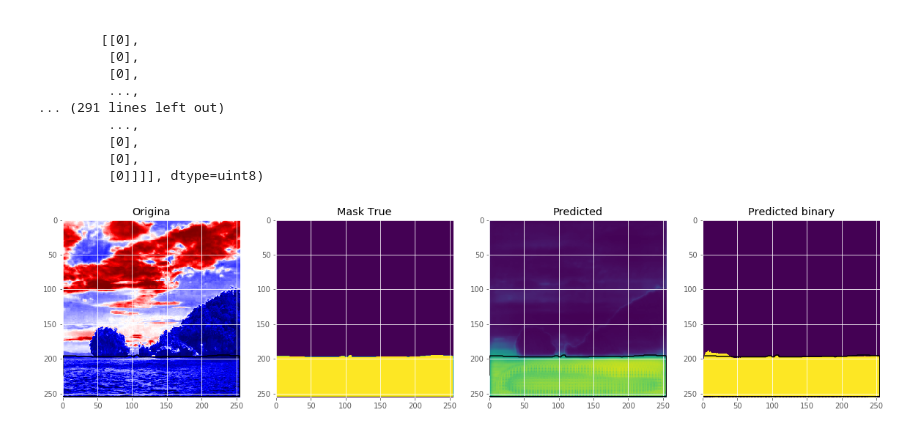
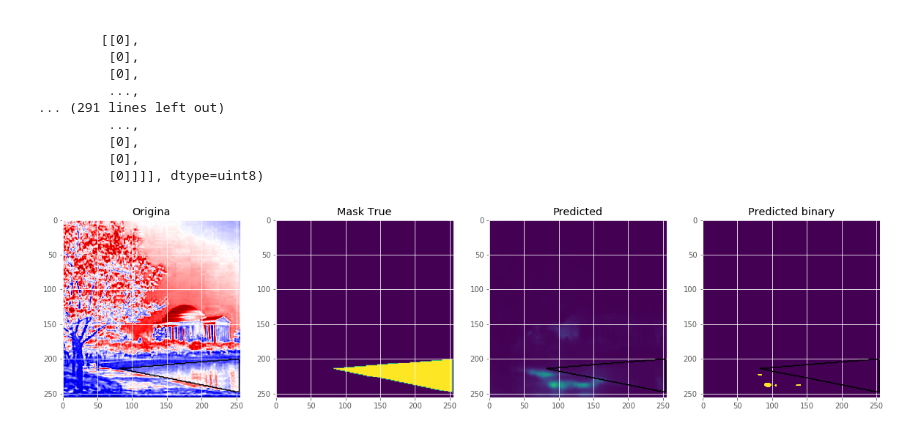
Before and after one commit to nopaixx/beautyImages, a Jupyter notebook: jupyters/WaterModel.ipynb, the cells around one changed output. Cells and saved outputs as stored; diff of their text form; code cells hidden in the pictures.

Commit message:
dice loss perfomance

```diff
--- a/jupyters/WaterModel.ipynb
+++ b/jupyters/WaterModel.ipynb
@@ -284,7 +419,29 @@ def get_unet(input_img, n_filters=16, dropout=0.5, batchnorm=True):
+# %%
+from keras.losses import binary_crossentropy
+import keras.backend as K
+
+
+def dice_coeff(y_true, y_pred):
+    smooth = 1.
+    y_true_f = K.flatten(y_true)
+    y_pred_f = K.flatten(y_pred)
+    intersection = K.sum(y_true_f * y_pred_f)
+    score = (2. * intersection + smooth) / (K.sum(y_true_f) + K.sum(y_pred_f) + smooth)
+    return score
+
+
+def dice_loss(y_true, y_pred):
+    loss = 1 - dice_coeff(y_true, y_pred)
+    return loss
+
+
+def bce_dice_loss(y_true, y_pred):
+    loss = binary_crossentropy(y_true, y_pred) + dice_loss(y_true, y_pred)
+    return loss
 # %%
-input_img = Input((im_height, im_width, 3), name='img')
-model = get_unet(input_img, n_filters=16, dropout=0.4, batchnorm=True)
-
-model.compile(optimizer=Adam(), loss="binary_crossentropy", metrics=["accuracy"])
+# input_img = Input((im_height, im_width, 3), name='img')
+# model = get_unet(input_img, n_filters=16, dropout=0.4, batchnorm=True)
+model = get_unet_256(((im_height, im_width, 3)))
+model.compile(optimizer=tf.keras.optimizers.Adam(), loss=bce_dice_loss, metrics=[dice_loss,"accuracy","binary_crossentropy"])
 model.summary()
 # %% [output]
@@ -323,5 +480,5 @@ callbacks = [
 # %%
-results = model.fit(X_train, y_train, batch_size=24, epochs=100, callbacks=callbacks,
+results = model.fit(X_train, y_train, batch_size=8, epochs=100,
                     validation_data=(X_valid, y_valid))
 # %% [output]
 Train on 1705 samples, validate on 159 samples
@@ -366,7 +531,7 @@ Hint: If you want to see a list of allocated tensors when OOM happens, add repor
 # %%
 # Predict on train, val and test
 # preds_train = model.predict(X_train, verbose=1)
-preds_val = model.predict(X_valid[0:10], verbose=1)
+preds_val = model.predict(X_valid[0:31], verbose=1)
 
 # Threshold predictions
 # preds_train_t = (preds_train > 0.5).astype(np.uint8)
@@ -423,6 +591,6 @@ def plot_sample(X, y, preds, binary_preds, ix=None):
 plot_sample(X_train, y_train, preds_train, preds_train_t, ix=15)
 # %%
 # Check if valid data looks all right
-plot_sample(X_valid, y_valid, preds_val, preds_val_t, ix=7)
+plot_sample(X_valid, y_valid, preds_val, preds_val_t, ix=9)
 # %% [output]
-[figure, old version]
+[figure, new version]
```
Also changed, not shown: parts of 11 cells of this notebook, 2 other files.
